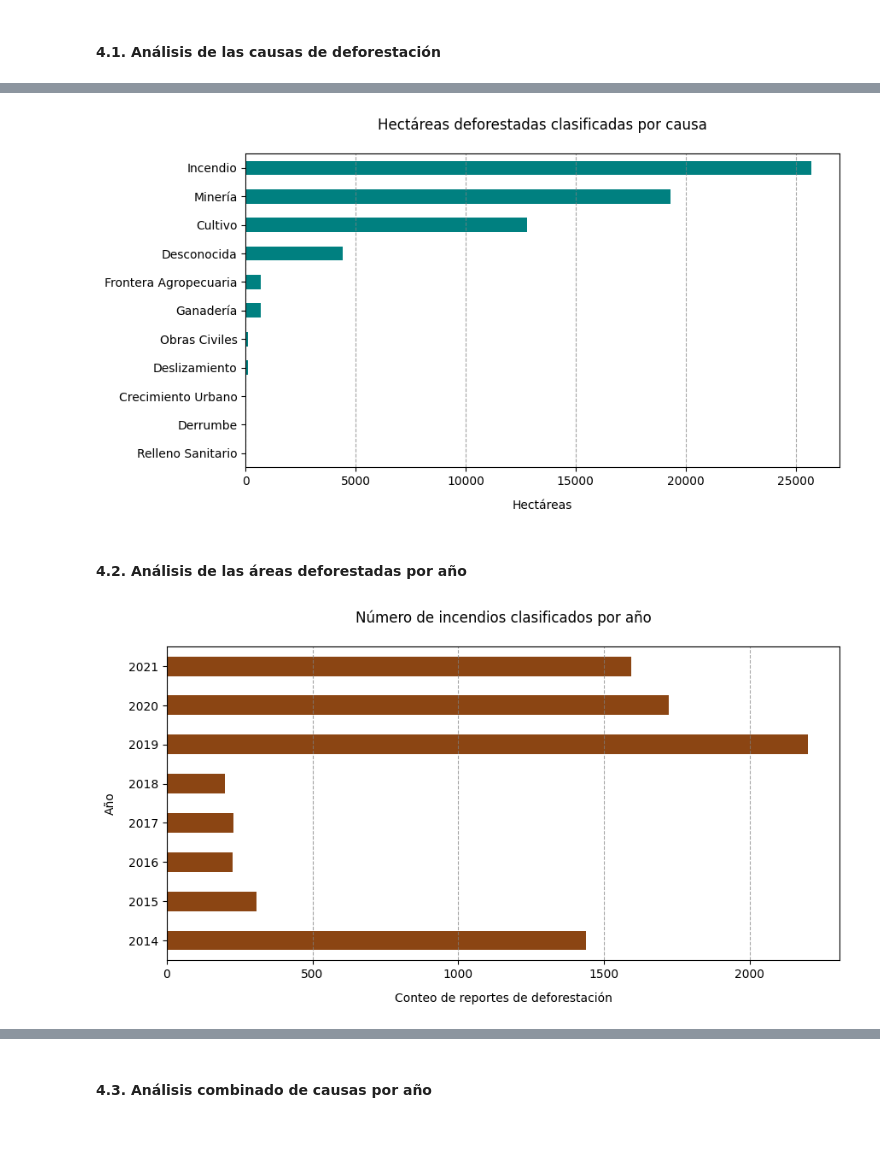
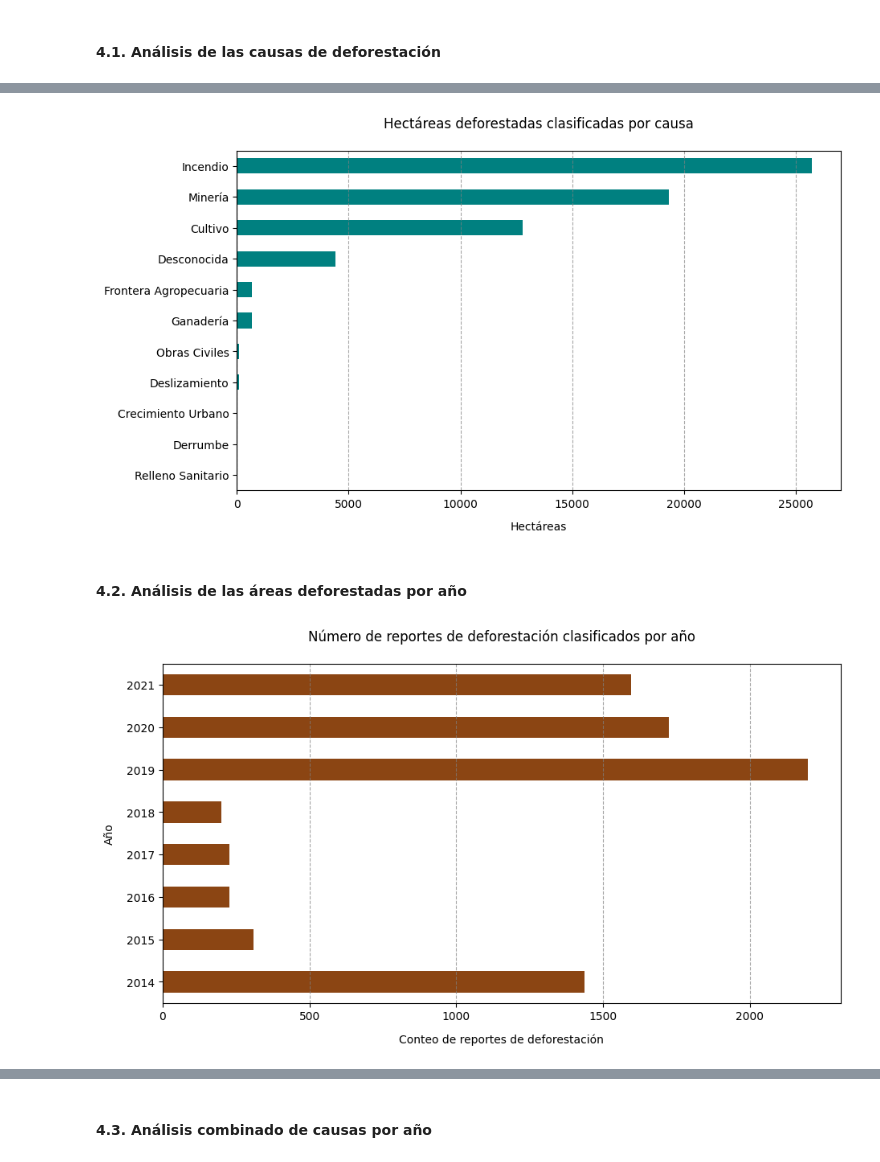
Before and after one commit to JohnQuintero08/deforestacion_choco, a Jupyter notebook: tratamiento_de_datos.ipynb, the cells around one changed output, grey strips where cells are left out. Saved outputs shown, nothing was run; the diff lists cells and outputs as text; code cells hidden in the pictures; blank space fills up the shorter version.

```diff
--- a/tratamiento_de_datos.ipynb
+++ b/tratamiento_de_datos.ipynb
@@ -250,14 +250,15 @@ df_deforestacion['area_km2'] = df_deforestacion['area_ha'] / 100
 ### 4. Exploración y análisis de datos
 # %%
 # Función para las graficas de barras horizontales posteriores
-def grafica_barras_horizontal(data,xlab='',ylab='',title='',setcolor='teal',size=(10,6)):
+def grafica_barras_horizontal(data, name_fig ,xlab='',ylab='',title='',setcolor='teal',size=(10,6)):
     fig, ax = plt.subplots(figsize=size)
     ax = data.plot(kind='barh', color=setcolor)
     ax.set_title(title, pad=20)
     ax.set_xlabel(xlab, labelpad=10)
     ax.set_ylabel(ylab, labelpad=10)
     ax.grid(axis='x', linestyle='--', color='gray', alpha=0.7)
-    plt.tight_layout(pad=5)
+    plt.tight_layout(pad=3)
+    plt.savefig(name_fig)
     plt.show()
 # %% [markdown]
 #### 4.1. Análisis de las causas de deforestación
@@ -276,12 +278,13 @@ grafica_barras_horizontal(conteo_causas,
 suma_area_causa = df_deforestacion.groupby('causa')['area_ha'].sum().sort_values(ascending=True)
 # %%
 grafica_barras_horizontal(suma_area_causa,
+                        './graficas/barras_hectareas_causa.jpg',
                           'Hectáreas',
                           '',
                           'Hectáreas deforestadas clasificadas por causa',
                           )
 # %% [output]
-[figure, old version]
+[figure, new version]
 # %% [markdown]
 #### 4.2. Análisis de las áreas deforestadas por año
 # %%
@@ -289,12 +292,13 @@ grafica_barras_horizontal(suma_area_causa,
 conteo_anual = df_deforestacion.groupby('año')['causa'].count()
 # %%
 grafica_barras_horizontal(conteo_anual,
+                          './graficas/barras_conteo_año.jpg',
                           'Conteo de reportes de deforestación',
                           'Año',
-                          'Número de incendios clasificados por año',
+                          'Número de reportes de deforestación clasificados por año',
                           'saddlebrown')
 # %% [output]
-[figure, old version]
+[figure, new version]
 # %%
 # Suma de hectáreas deforestadas por cada una de las causas agrupadas
 suma_area_anual = df_deforestacion.groupby('año')['area_ha'].sum()
```
Also changed, not shown: parts of 16 cells of this notebook, 1 other file.
